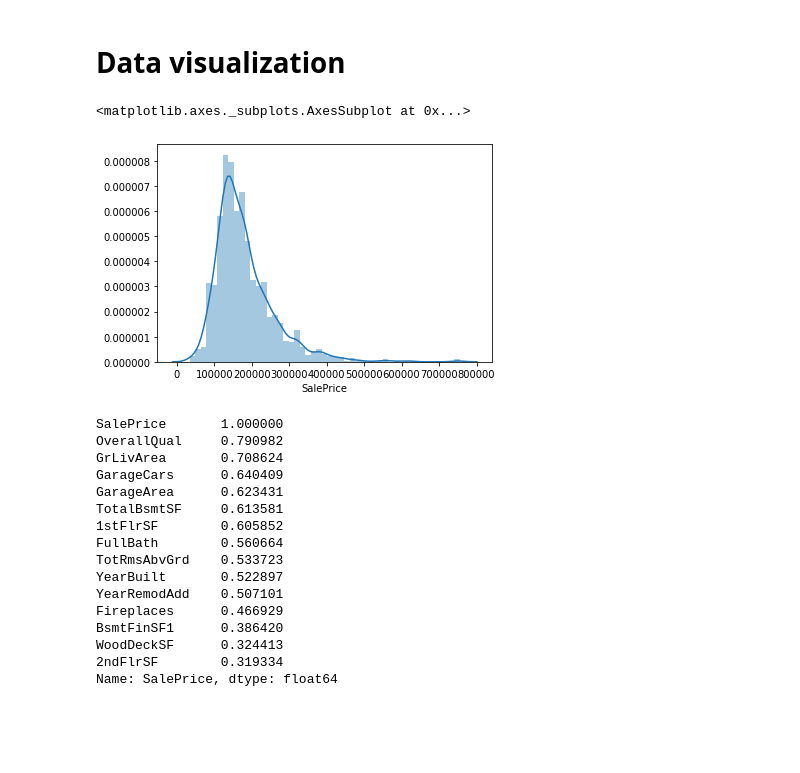
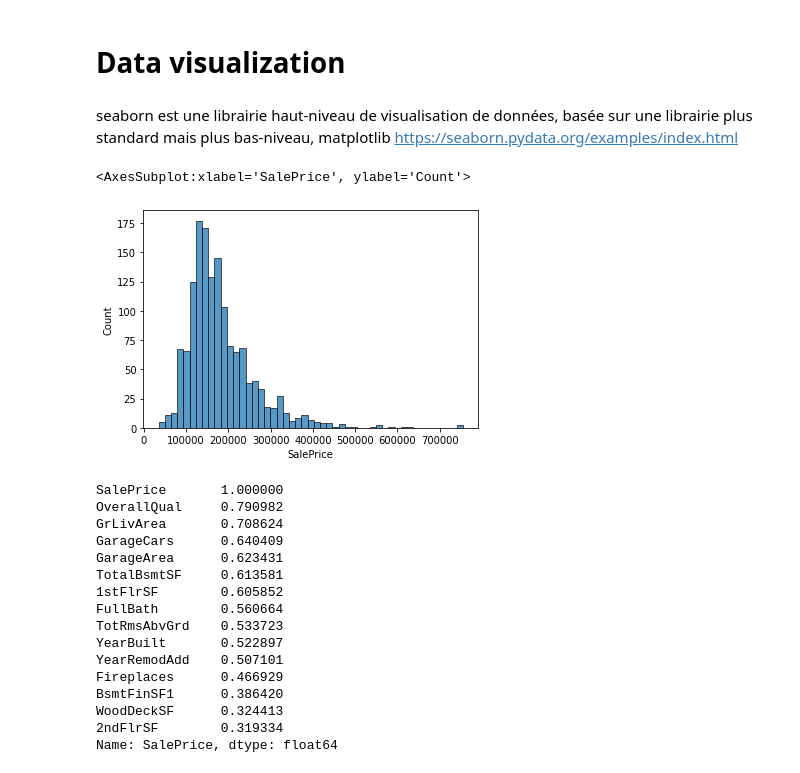
Before and after one commit to vlandeau/data_dojo, a Jupyter notebook: seconde_seance/Correction Modèles Avancés.ipynb, the cells around one changed output. Saved outputs shown, nothing was run; the diff lists cells and outputs as text; code cells hidden in the pictures; blank space fills up the shorter version.

```diff
--- a/seconde_seance/Correction Modèles Avancés.ipynb
+++ b/seconde_seance/Correction Modèles Avancés.ipynb
@@ -106,14 +108,15 @@ SalePrice        int64
 dtype: object
 # %% [markdown]
 # Data visualization
-# %%
-# seaborn est une librairie haut-niveau de visualisation de données,
-# basée sur une librairie plus standard mais plus bas-niveau, matplotlib
-# https://seaborn.pydata.org/examples/index.html
-sns.distplot(df_numeric.SalePrice)
-# %% [output]
-<matplotlib.axes._subplots.AxesSubplot at 0x...>
-[figure, removed]
+# %% [markdown]
+seaborn est une librairie haut-niveau de visualisation de données,
+basée sur une librairie plus standard mais plus bas-niveau, matplotlib
+https://seaborn.pydata.org/examples/index.html
+# %%
+sns.histplot(df_numeric.SalePrice)
+# %% [output]
+<AxesSubplot:xlabel='SalePrice', ylabel='Count'>
+[figure, added]
 # %%
 correlations = df_numeric.corr()
 most_correlated_features = correlations["SalePrice"].sort_values(ascending=False)[:15]
```
Also changed, not shown: parts of 30 cells of this notebook, 1 other file.
